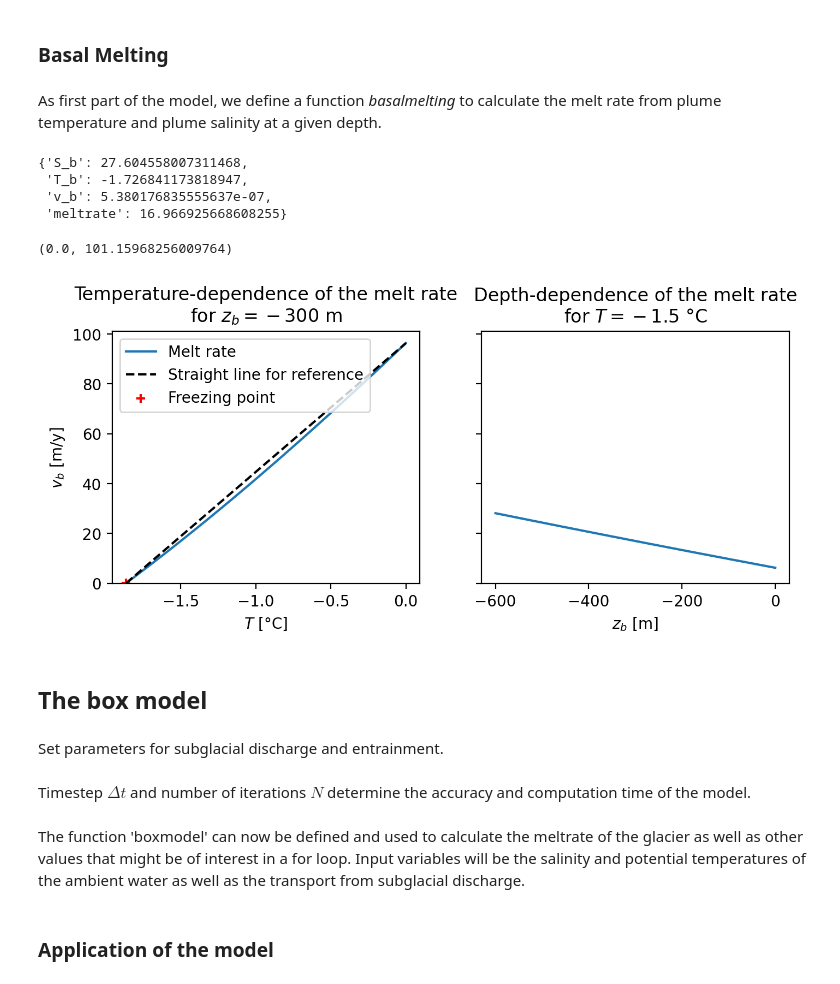
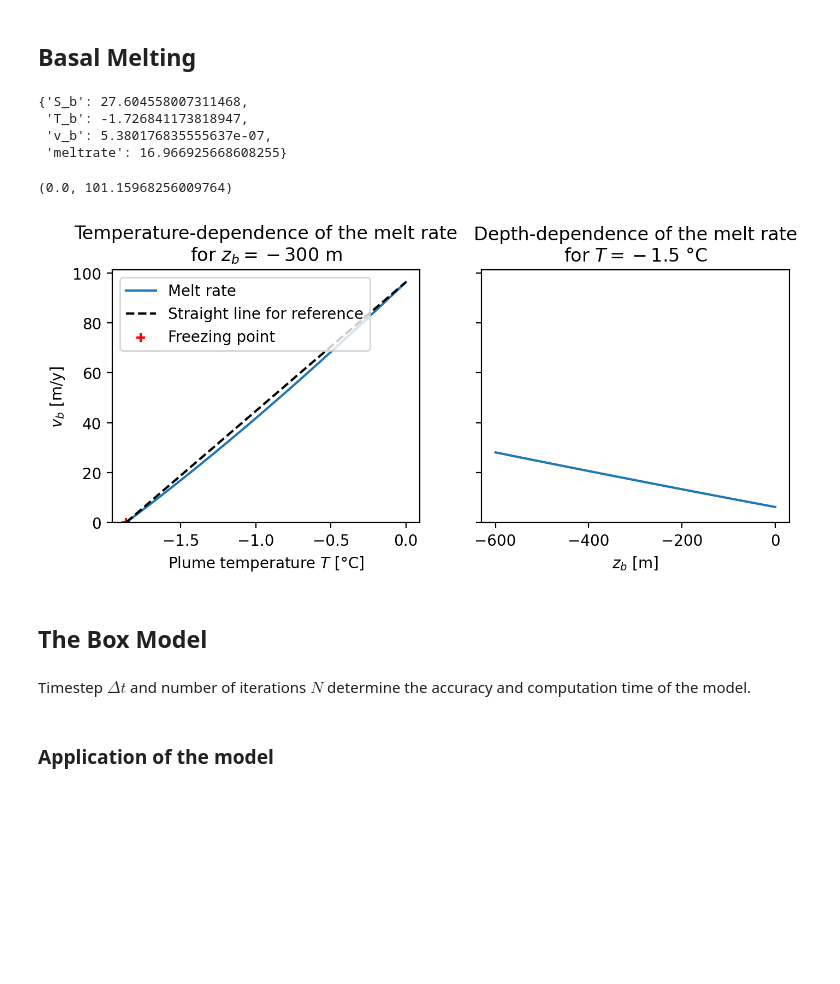
Before and after one commit to markusReinert/79NG-boxmodel, a Jupyter notebook: BoxModel.ipynb, the cells around one changed output. Cells and saved outputs as stored; diff of their text form; code cells hidden in the pictures; blank space fills up the shorter version.

```diff
--- a/BoxModel.ipynb
+++ b/BoxModel.ipynb
@@ -35,13 +14,0 @@ The boundary conditions for the plume layer underneath the floating ice tongue o
-# %%
-T_i = - 20 # Temperature glacier ice
-h = 10 # Plume height
-l = 80000 # Plume length
-w = 20000 # Plume width
-z_g = -600 # Grounding line depth
-z_b = -300 # Average depth of the plume
-u = 0.2 # Plume velocity
-A = w * l # Plume area between plume and ice or plume and ambient water
-V = A * h # Plume Volume
-sin_alpha = np.sin(np.arctan(np.abs(z_g) / l)) # Sine of the plume's slope
-gamma_T = St_T * u # Temperature exchange velocity
-gamma_S = St_S * u # Salinity exchange velocity
@@ -47,0 +21,12 @@ gamma_S = St_S * u # Salinity exchange velocity
+# %%
+y1 = -5.73e-2
+y2 = 8.32e-2
+y3 = 7.61e-4
+
+def freeze(S, z):
+    """Compute freezing point temperature from salinity S and vertical coordinate z.
+
+    This function implements an empirical, linearized equation for the temperature of sea water at the freezing point.
+    The parameter z is measured from the sea level with negative values downward.
+    """
+    return y1 * S + y2 + y3 * z
@@ -48,11 +70,20 @@ gamma_S = St_S * u # Salinity exchange velocity
 # %% [markdown]
-### Basal Melting
+## Basal Melting
-# %% [markdown]
-As first part of the model, we define a function _basalmelting_ to calculate the melt rate from plume temperature and plume salinity at a given depth.
 # %%
 def basalmelting(S, T, z_b):
+    """Calculate melt rate and boundary layer properties for given plume properties.
+
+    Input parameters:
+    S, T: plume salinity and temperature
+    z_b: vertical position of the ice–ocean interface
+
+    Return values (in a dictionary):
+    S_b, T_b: boundary layer salinity and temperature
+    v_b: melt rate in m/s
+    meltrate: melt rate in m/yr
+    """
     a = y1 * (gamma_T - gamma_S * c_i/c_p)
-    b = gamma_T * (y2 + y3 * z_b - T) + gamma_S/c_p * (c_i * (y1* S - y2 - y3 * z_b + T_i) - L)
+    b = gamma_T * (y2 + y3 * z_b - T) + gamma_S / c_p * (c_i * (y1 * S - y2 - y3 * z_b + T_i) - L)
     c = (gamma_S * S) / c_p * (c_i * (y3 * z_b - T_i) + L)
     S_b = - (b + np.sqrt(b ** 2 - 4 * a * c)) / (2 * a)
     T_b = y1 * S_b + y2 + y3 * z_b
@@ -60,8 +91,8 @@ def basalmelting(S, T, z_b):
     return {
         "S_b": S_b,
         "T_b": T_b,
-        "v_b": v_b,              # melt rate in m/s
-        "meltrate": v_b * s_yr,  # melt rate in m/y
+        "v_b": v_b,
+        "meltrate": v_b * s_yr,
     }
 # %%
 basalmelting(30, -1.5, -300)
@@ -73,35 +104,33 @@ basalmelting(30, -1.5, -300)
 # %%
 fig, axs = plt.subplots(ncols=2, figsize=(8, 3), dpi=200, sharey=True)
 
 ax = axs[0]
 S = 30
 T_max = 0
 z_b = -300
 T_fr = freeze(S, z_b)
 T = np.linspace(T_fr, T_max, 100)
 ax.set_title(f"Temperature-dependence of the melt rate\nfor $z_b={z_b}$ m")
-ax.set_xlabel('$T$ [°C]')
+ax.set_xlabel('Plume temperature $T$ [°C]')
 ax.set_ylabel('$v_b$ [m/y]')
 ax.plot(T, basalmelting(S, T, z_b)["meltrate"], label='Melt rate')
 x = [T_fr, T_max]
 y = [basalmelting(S, T_fr, z_b)["meltrate"], basalmelting(S, T_max, z_b)["meltrate"]]
 ax.plot(x, y, "k--", label='Straight line for reference')
 ax.scatter(T_fr, basalmelting(S, T_fr, z_b)["meltrate"], marker='+', c='red', label='Freezing point')
 ax.legend()
 
 ax = axs[1]
 T = -1.5
 z_bot = -600
 z_top = 0
 z_b = np.linspace(z_bot, z_top, 100)
 ax.set_title(f"Depth-dependence of the melt rate\nfor $T={T}$ °C")
 ax.set_xlabel('$z_b$ [m]')
 ax.plot(z_b, basalmelting(S, T, z_b)["meltrate"])
 ax.set_ylim(0)
 # %% [output]
 (0.0, 101.15968256009764)
-[figure, old version]
+[figure, new version]
 # %% [markdown]
-## The box model
+## The Box Model
-# %% [markdown]
-Set parameters for subglacial discharge and entrainment.
@@ -120,7 +142,5 @@ N = 200
 
 time = np.arange(N) * dt / (60 * 60 * 24)  # time in days
-# %% [markdown]
-The function 'boxmodel' can now be defined and used to calculate the meltrate of the glacier as well as other values that might be of interest in a for loop. Input variables will be the salinity and potential temperatures of the ambient water as well as the transport from subglacial discharge.
 # %%
 def boxmodel(S_a, T_a, Q_g, z_b):
     """Calculate melt rate and plume properties for given environmental conditions.
```
Also changed, not shown: parts of 21 cells of this notebook.
